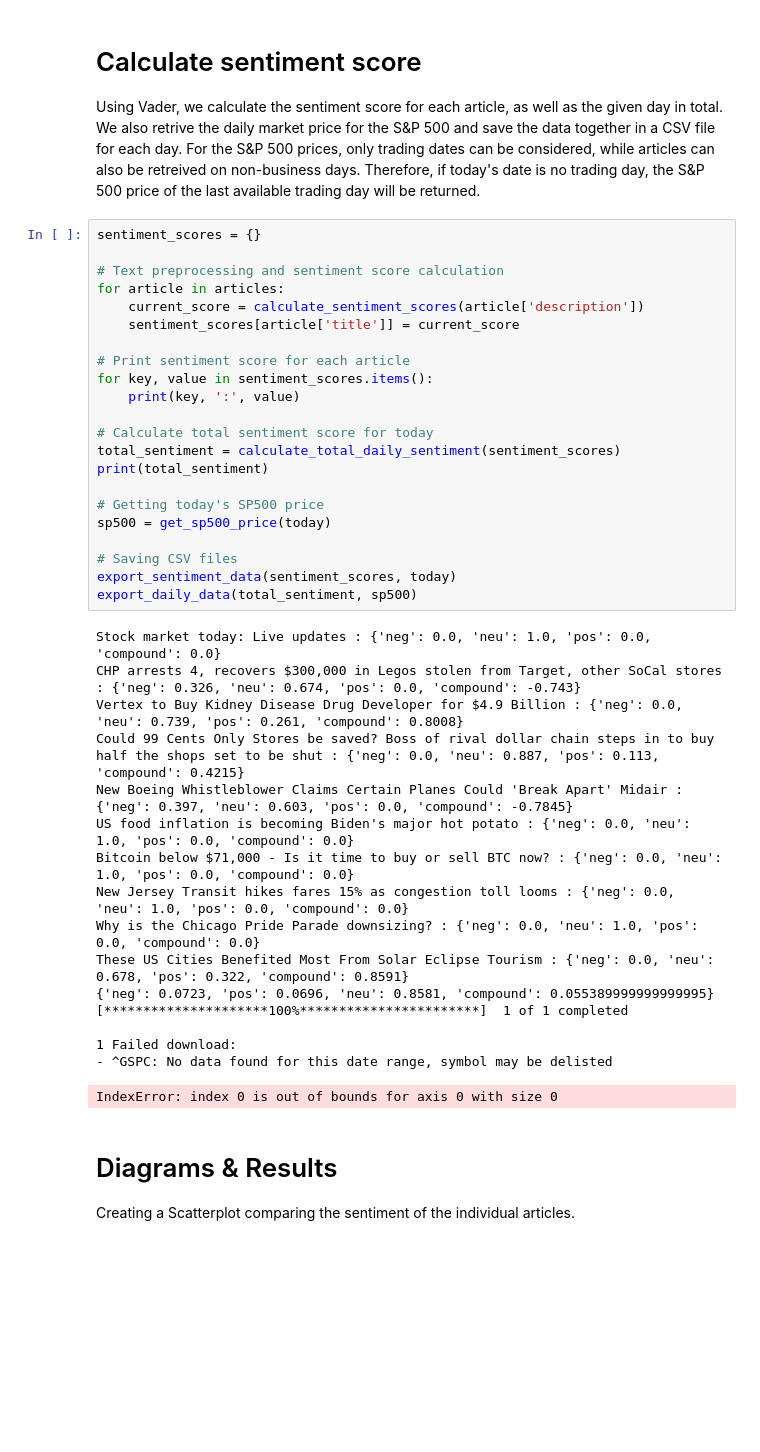
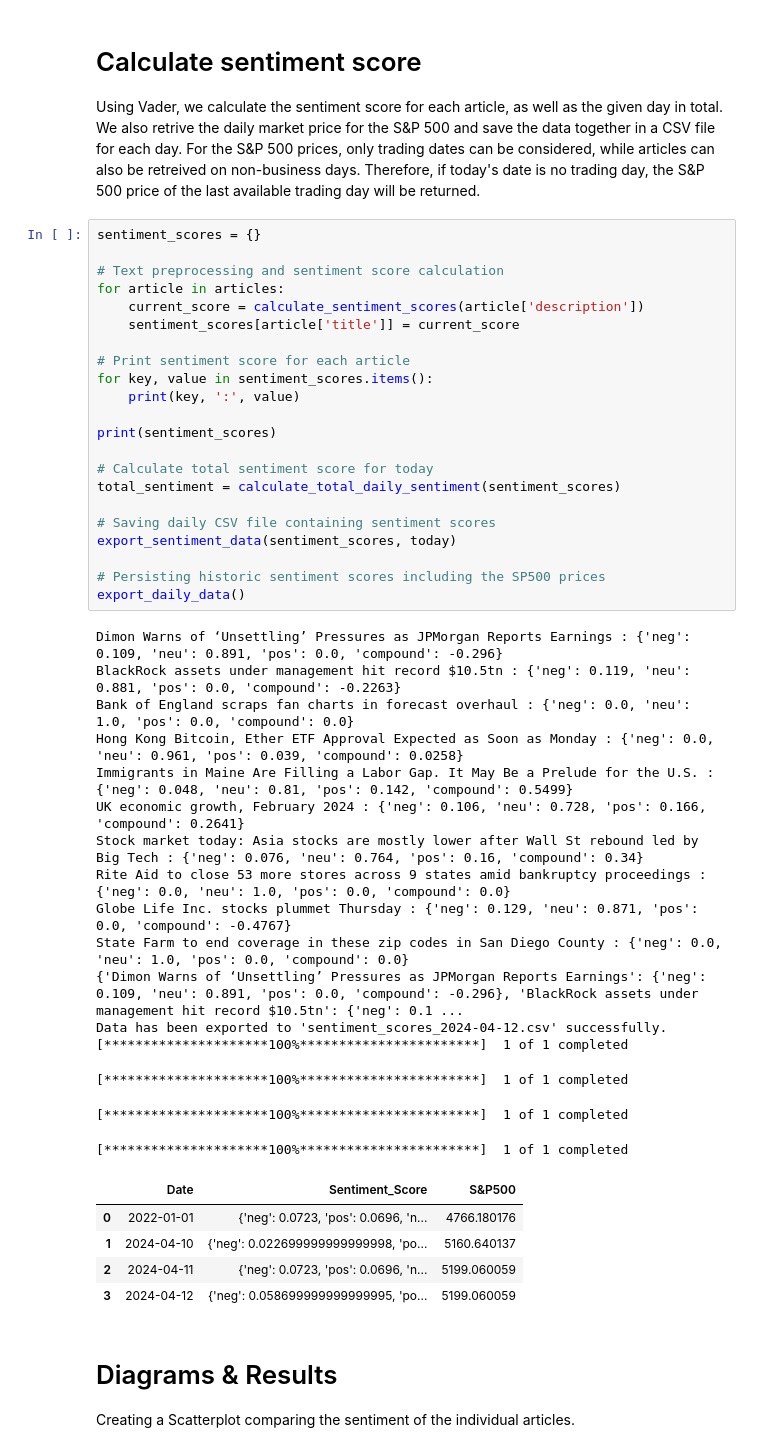
Before and after one commit to matebmx/Stock-Market-Sentiment-Analysis, a Jupyter notebook: Project.ipynb, the cells around one changed output. Drawn from its saved outputs; the diff is of its cells as text; blank space fills up the shorter version.

Commit message:
Daily data

```diff
--- a/Project.ipynb
+++ b/Project.ipynb
@@ -269,42 +232,47 @@ Therefore, if today's date is no trading day, the S&P 500 price of the last avai
 # %%
 sentiment_scores = {}
 
 # Text preprocessing and sentiment score calculation
 for article in articles:
     current_score = calculate_sentiment_scores(article['description'])
     sentiment_scores[article['title']] = current_score
 
 # Print sentiment score for each article
 for key, value in sentiment_scores.items():
     print(key, ':', value)
 
+print(sentiment_scores)
+
 # Calculate total sentiment score for today
 total_sentiment = calculate_total_daily_sentiment(sentiment_scores)
-print(total_sentiment)
 
-# Getting today's SP500 price
-sp500 = get_sp500_price(today)
+# Saving daily CSV file containing sentiment scores
+export_sentiment_data(sentiment_scores, today)
 
-# Saving CSV files
-export_sentiment_data(sentiment_scores, today)
-export_daily_data(total_sentiment, sp500)
+# Persisting historic sentiment scores including the SP500 prices
+export_daily_data()
 # %% [output]
-Stock market today: Live updates : {'neg': 0.0, 'neu': 1.0, 'pos': 0.0, 'compound': 0.0}
-CHP arrests 4, recovers $300,000 in Legos stolen from Target, other SoCal stores : {'neg': 0.326, 'neu': 0.674, 'pos': 0.0, 'compound': -0.743}
-Vertex to Buy Kidney Disease Drug Developer for $4.9 Billion : {'neg': 0.0, 'neu': 0.739, 'pos': 0.261, 'compound': 0.8008}
-Could 99 Cents Only Stores be saved? Boss of rival dollar chain steps in to buy half the shops set to be shut : {'neg': 0.0, 'neu': 0.887, 'pos': 0.113, 'compound': 0.4215}
-New Boeing Whistleblower Claims Certain Planes Could 'Break Apart' Midair : {'neg': 0.397, 'neu': 0.603, 'pos': 0.0, 'compound': -0.7845}
-US food inflation is becoming Biden's major hot potato : {'neg': 0.0, 'neu': 1.0, 'pos': 0.0, 'compound': 0.0}
-Bitcoin below $71,000 - Is it time to buy or sell BTC now? : {'neg': 0.0, 'neu': 1.0, 'pos': 0.0, 'compound': 0.0}
-New Jersey Transit hikes fares 15% as congestion toll looms : {'neg': 0.0, 'neu': 1.0, 'pos': 0.0, 'compound': 0.0}
-Why is the Chicago Pride Parade downsizing? : {'neg': 0.0, 'neu': 1.0, 'pos': 0.0, 'compound': 0.0}
-These US Cities Benefited Most From Solar Eclipse Tourism : {'neg': 0.0, 'neu': 0.678, 'pos': 0.322, 'compound': 0.8591}
-{'neg': 0.0723, 'pos': 0.0696, 'neu': 0.8581, 'compound': 0.055389999999999995}
+Dimon Warns of ‘Unsettling’ Pressures as JPMorgan Reports Earnings : {'neg': 0.109, 'neu': 0.891, 'pos': 0.0, 'compound': -0.296}
+BlackRock assets under management hit record $10.5tn : {'neg': 0.119, 'neu': 0.881, 'pos': 0.0, 'compound': -0.2263}
+Bank of England scraps fan charts in forecast overhaul : {'neg': 0.0, 'neu': 1.0, 'pos': 0.0, 'compound': 0.0}
+Hong Kong Bitcoin, Ether ETF Approval Expected as Soon as Monday : {'neg': 0.0, 'neu': 0.961, 'pos': 0.039, 'compound': 0.0258}
+Immigrants in Maine Are Filling a Labor Gap. It May Be a Prelude for the U.S. : {'neg': 0.048, 'neu': 0.81, 'pos': 0.142, 'compound': 0.5499}
+UK economic growth, February 2024 : {'neg': 0.106, 'neu': 0.728, 'pos': 0.166, 'compound': 0.2641}
+Stock market today: Asia stocks are mostly lower after Wall St rebound led by Big Tech : {'neg': 0.076, 'neu': 0.764, 'pos': 0.16, 'compound': 0.34}
+Rite Aid to close 53 more stores across 9 states amid bankruptcy proceedings : {'neg': 0.0, 'neu': 1.0, 'pos': 0.0, 'compound': 0.0}
+Globe Life Inc. stocks plummet Thursday : {'neg': 0.129, 'neu': 0.871, 'pos': 0.0, 'compound': -0.4767}
+State Farm to end coverage in these zip codes in San Diego County : {'neg': 0.0, 'neu': 1.0, 'pos': 0.0, 'compound': 0.0}
+{'Dimon Warns of ‘Unsettling’ Pressures as JPMorgan Reports Earnings': {'neg': 0.109, 'neu': 0.891, 'pos': 0.0, 'compound': -0.296}, 'BlackRock assets under management hit record $10.5tn': {'neg': 0.1 ...
+Data has been exported to 'sentiment_scores_2024-04-12.csv' successfully.
 [*********************100%***********************]  1 of 1 completed
-
-1 Failed download:
-- ^GSPC: No data found for this date range, symbol may be delisted
-IndexError: index 0 is out of bounds for axis 0 with size 0
+[*********************100%***********************]  1 of 1 completed
+[*********************100%***********************]  1 of 1 completed
+[*********************100%***********************]  1 of 1 completed
+|  | Date | Sentiment_Score | S&P500 |
+| 0 | 2022-01-01 | {'neg': 0.0723, 'pos': 0.0696, 'n... | 4766.180176 |
+| 1 | 2024-04-10 | {'neg': 0.022699999999999998, 'po... | 5160.640137 |
+| 2 | 2024-04-11 | {'neg': 0.0723, 'pos': 0.0696, 'n... | 5199.060059 |
+| 3 | 2024-04-12 | {'neg': 0.058699999999999995, 'po... | 5199.060059 |
 # %% [markdown]
 # Diagrams & Results
 Creating a Scatterplot comparing the sentiment of the individual articles.
```
Also changed, not shown: parts of 14 cells of this notebook, 1 other file.
